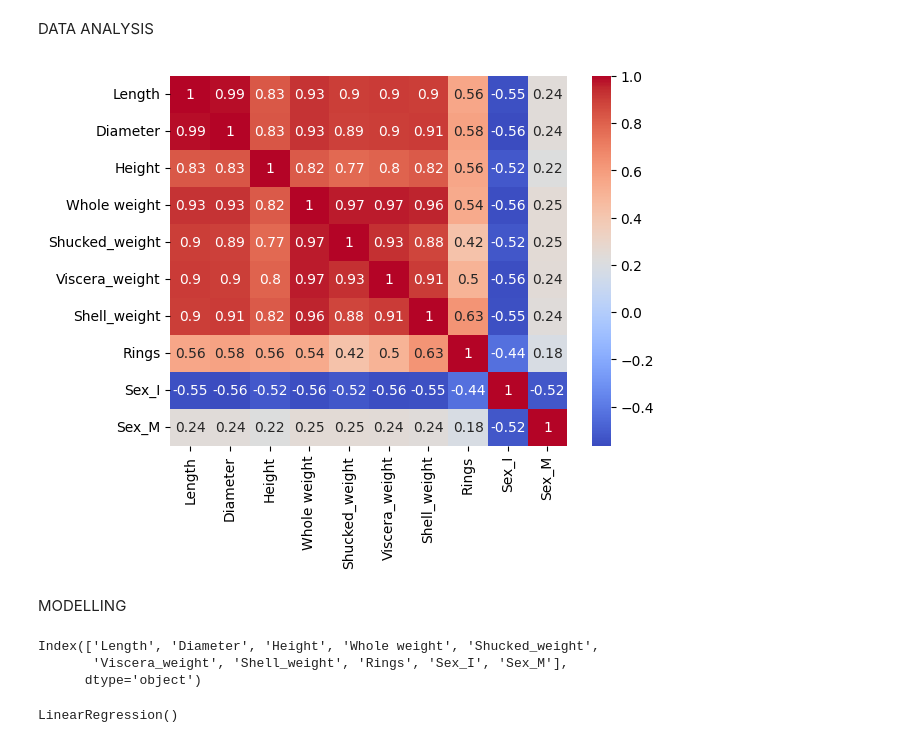
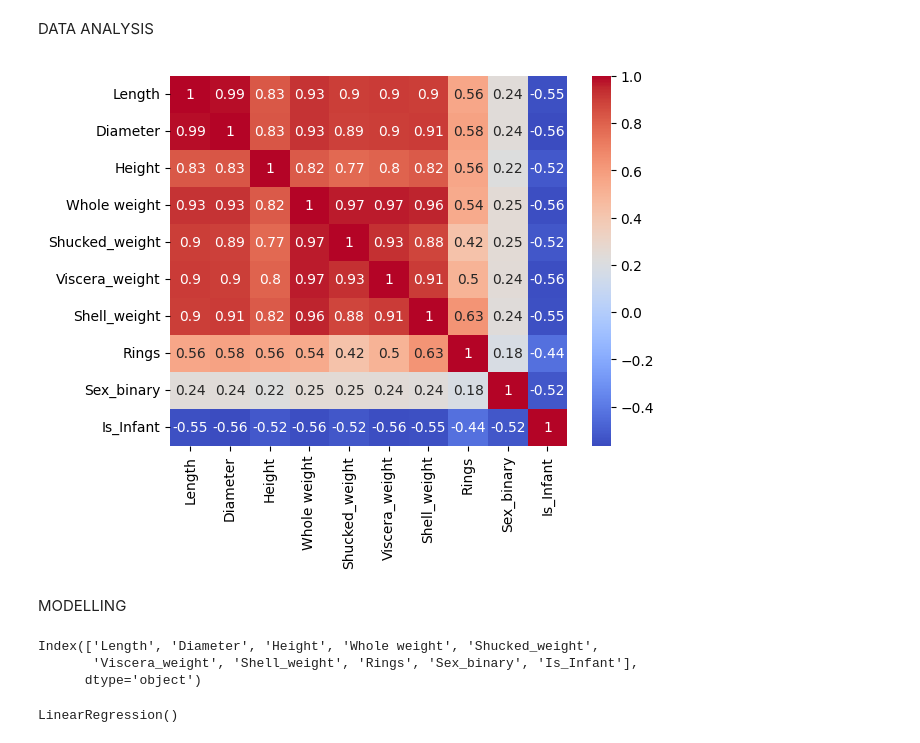
Before and after one commit to Mercymerine/Machine_Learning_1, a Jupyter notebook: abalone.ipynb, the cells around one changed output. Cells and saved outputs as stored; diff of their text form; code cells hidden in the pictures.

```diff
--- a/abalone.ipynb
+++ b/abalone.ipynb
@@ -113,0 +90,4 @@ sex_data.head()
+# %%
+#Binary encoding for Sex: 1 for Male(M), 0 for Female (F)
+abalone_data['Sex_binary'] = abalone_data['Sex'].apply(lambda x: 1 if x == 'M' else 0)
+abalone_data.head()
@@ -113,0 +101,4 @@ sex_data.head()
+# %%
+#New column for infants: 1 or Infants(1), 0 otherwise
+abalone_data['Is_Infant'] = abalone_data['Sex'].apply(lambda x: 1 if x=='I' else 0)
+abalone_data.head()
@@ -114,3 +112,5 @@ sex_data.head()
+# %%
+abalone_data.drop('Sex',inplace=True, axis=1)
 # %%
 abalone_data.head()
 # %% [output]
@@ -133,10 +123,10 @@ encoded_abalone.head()
 # %% [markdown]
 DATA ANALYSIS
 # %%
-sns.heatmap(encoded_abalone.corr(), cmap='coolwarm', annot=True)
+sns.heatmap(abalone_data.corr(), cmap='coolwarm', annot=True)
 plt.show()
 # %% [output]
-[figure, old version]
+[figure, new version]
 # %% [markdown]
 MODELLING
 # %%
@@ -144,9 +134,9 @@ from sklearn import linear_model
 from sklearn.model_selection import train_test_split
 from sklearn.metrics import mean_squared_error
 # %%
-encoded_abalone.columns
+abalone_data.columns
 # %% [output]
 Index(['Length', 'Diameter', 'Height', 'Whole weight', 'Shucked_weight',
-       'Viscera_weight', 'Shell_weight', 'Rings', 'Sex_I', 'Sex_M'],
+       'Viscera_weight', 'Shell_weight', 'Rings', 'Sex_binary', 'Is_Infant'],
       dtype='object')
 # %%
```
Also changed, not shown: parts of 10 cells of this notebook.
